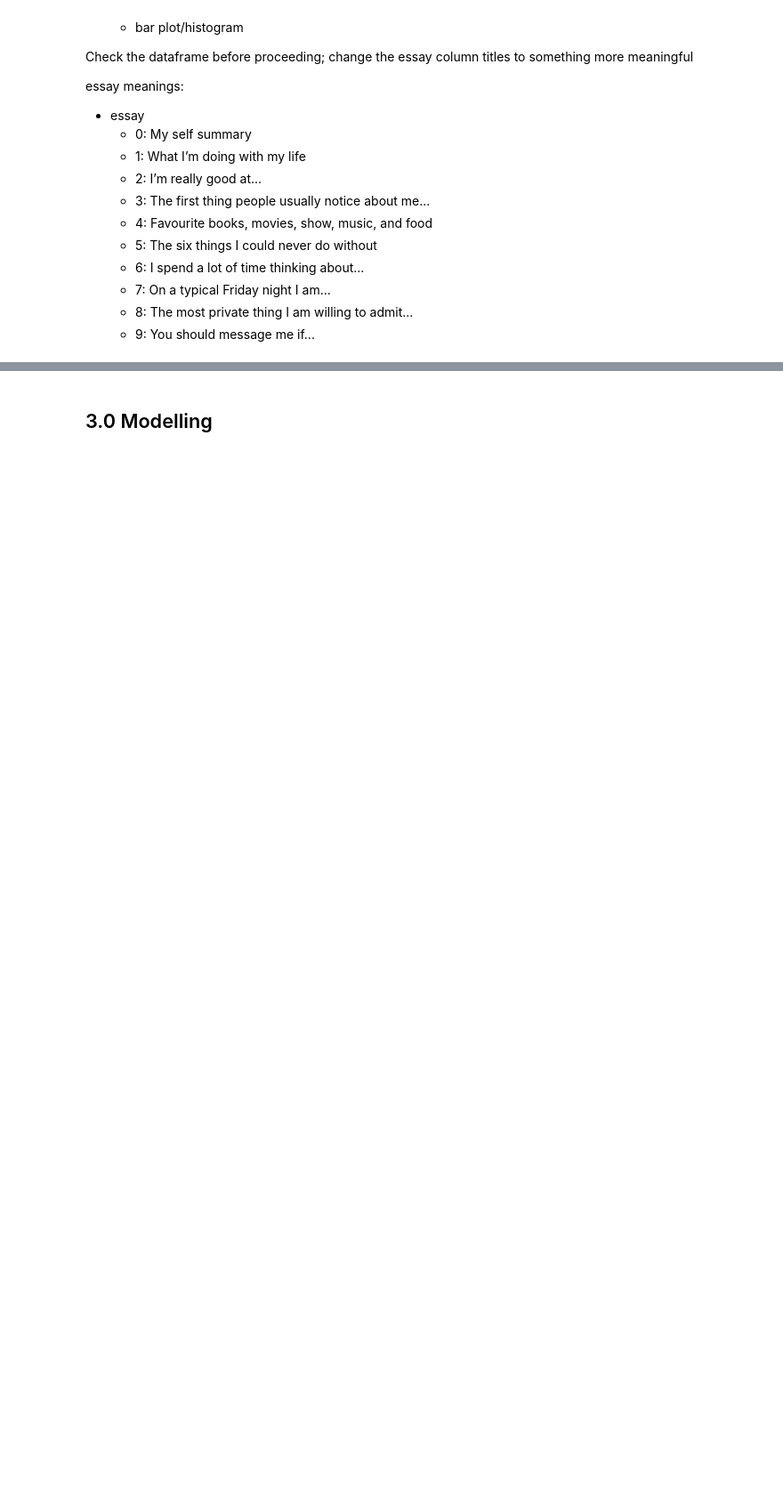
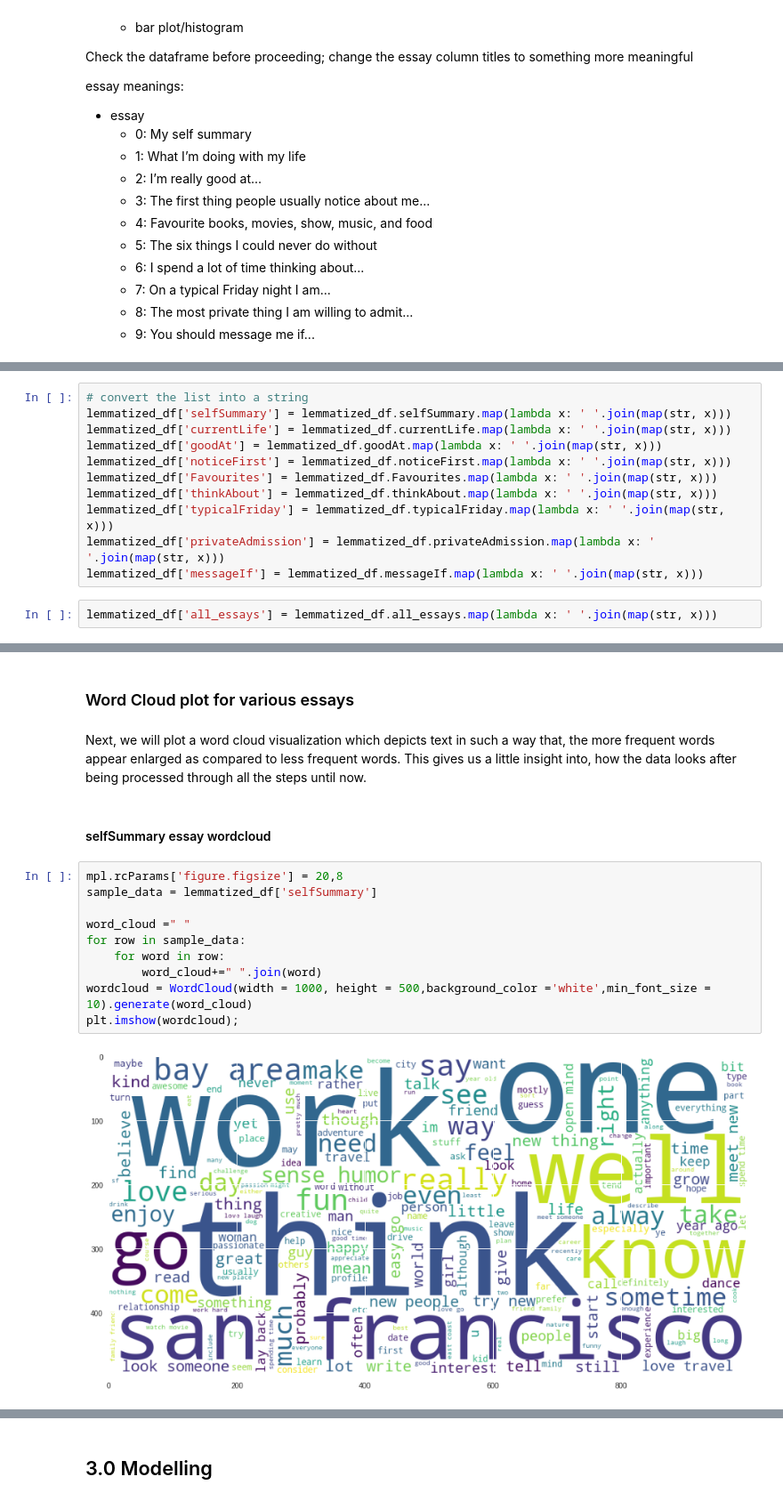
Before and after one commit to BensonMuriu/Dating-App-Recommender, a Jupyter notebook: P5_Notebook.ipynb, the cells around one changed output, grey strips where cells are left out. Shown at 89% size. Drawn from its saved outputs; the diff is of its cells as text; blank space fills up the shorter version.

```diff
--- a/P5_Notebook.ipynb
+++ b/P5_Notebook.ipynb
@@ -1932,0 +1589,13 @@ Visualize most frequent words per essay column.
+# %%
+# convert the list into a string
+lemmatized_df['selfSummary'] = lemmatized_df.selfSummary.map(lambda x: ' '.join(map(str, x)))
+lemmatized_df['currentLife'] = lemmatized_df.currentLife.map(lambda x: ' '.join(map(str, x)))
+lemmatized_df['goodAt'] = lemmatized_df.goodAt.map(lambda x: ' '.join(map(str, x)))
+lemmatized_df['noticeFirst'] = lemmatized_df.noticeFirst.map(lambda x: ' '.join(map(str, x)))
+lemmatized_df['Favourites'] = lemmatized_df.Favourites.map(lambda x: ' '.join(map(str, x)))
+lemmatized_df['thinkAbout'] = lemmatized_df.thinkAbout.map(lambda x: ' '.join(map(str, x)))
+lemmatized_df['typicalFriday'] = lemmatized_df.typicalFriday.map(lambda x: ' '.join(map(str, x)))
+lemmatized_df['privateAdmission'] = lemmatized_df.privateAdmission.map(lambda x: ' '.join(map(str, x)))
+lemmatized_df['messageIf'] = lemmatized_df.messageIf.map(lambda x: ' '.join(map(str, x)))
+# %%
+lemmatized_df['all_essays'] = lemmatized_df.all_essays.map(lambda x: ' '.join(map(str, x)))
@@ -1932,0 +1608,18 @@ Visualize most frequent words per essay column.
+# %% [markdown]
+### Word Cloud plot for various essays
+# %% [markdown]
+Next, we will plot a word cloud visualization which depicts text in such a way that, the more frequent words appear enlarged as compared to less frequent words. This gives us a little insight into, how the data looks after being processed through all the steps until now.
+# %% [markdown]
+#### selfSummary essay wordcloud
+# %%
+mpl.rcParams['figure.figsize'] = 20,8
+sample_data = lemmatized_df['selfSummary']
+
+word_cloud =" "
+for row in sample_data:
+    for word in row:
+        word_cloud+=" ".join(word)
+wordcloud = WordCloud(width = 1000, height = 500,background_color ='white',min_font_size = 10).generate(word_cloud)
+plt.imshow(wordcloud);
+# %% [output]
+[figure, added]
```
Also changed, not shown: parts of 255 cells of this notebook.
